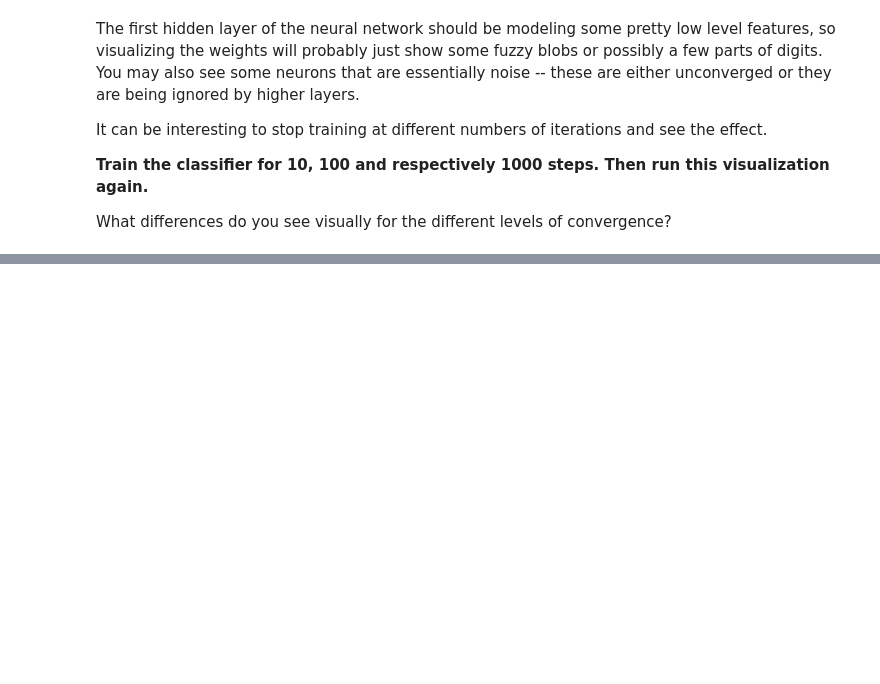
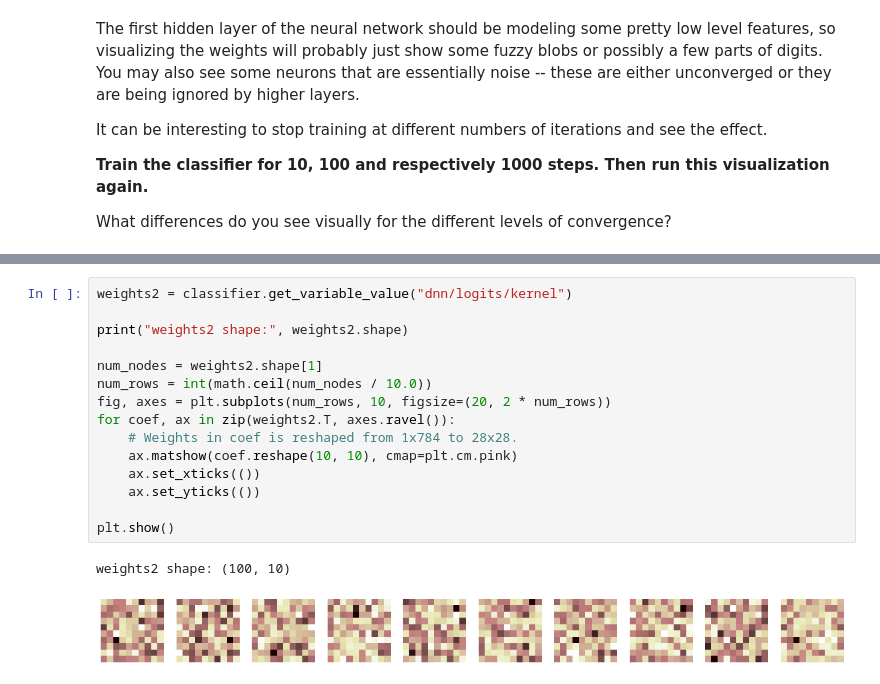
Before and after one commit to shuvankarroy/Handwritten-Digits-Recognizer, a Jupyter notebook: multi_class_classification_of_handwritten_digits.ipynb, the cells around one changed output, grey strips where cells are left out. Cells and saved outputs as stored; diff of their text form; blank space fills up the shorter version.

```diff
--- a/multi_class_classification_of_handwritten_digits.ipynb
+++ b/multi_class_classification_of_handwritten_digits.ipynb
@@ -553,0 +850,18 @@ What differences do you see visually for the different levels of convergence?
+# %%
+weights2 = classifier.get_variable_value("dnn/logits/kernel")
+
+print("weights2 shape:", weights2.shape)
+
+num_nodes = weights2.shape[1]
+num_rows = int(math.ceil(num_nodes / 10.0))
+fig, axes = plt.subplots(num_rows, 10, figsize=(20, 2 * num_rows))
+for coef, ax in zip(weights2.T, axes.ravel()):
+    # Weights in coef is reshaped from 1x784 to 28x28.
+    ax.matshow(coef.reshape(10, 10), cmap=plt.cm.pink)
+    ax.set_xticks(())
+    ax.set_yticks(())
+
+plt.show()
+# %% [output]
+weights2 shape: (100, 10)
+[figure, added]
```
Also changed, not shown: parts of 17 cells of this notebook.
